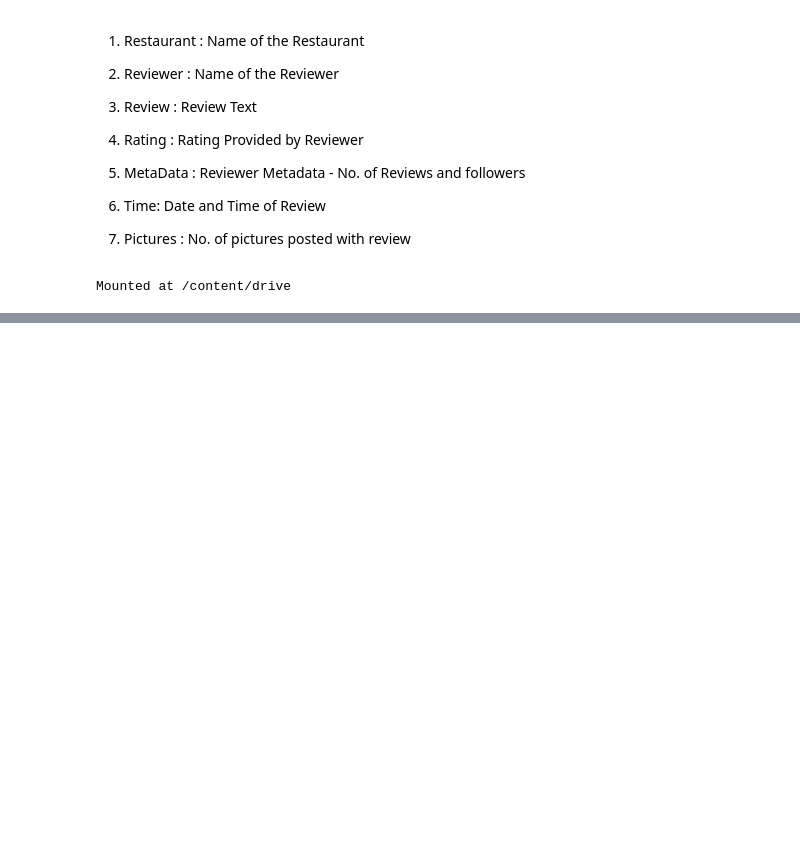
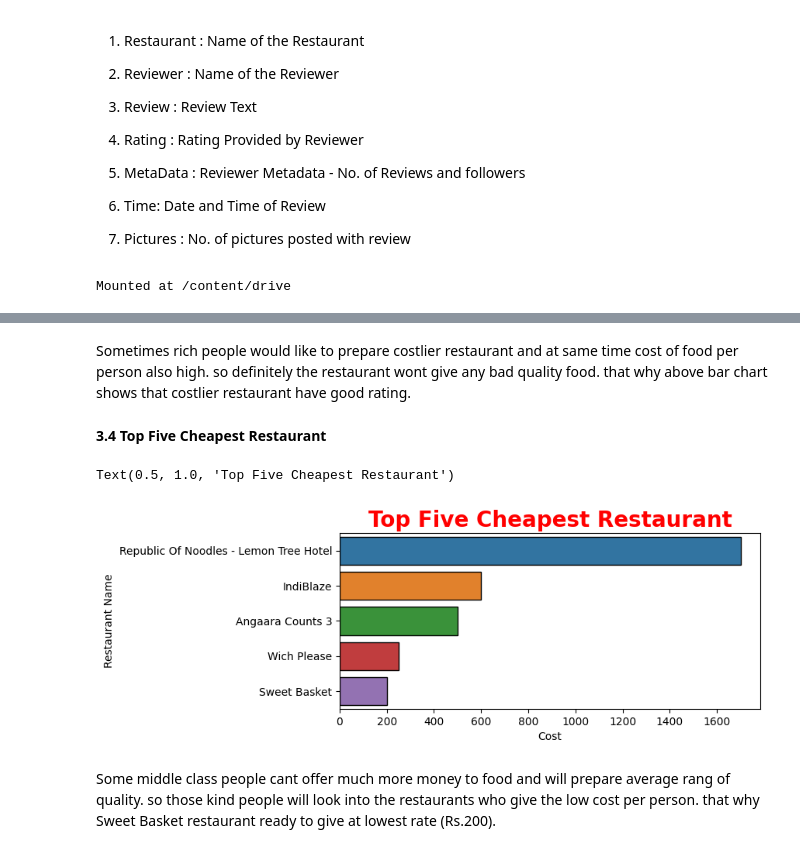
Before and after one commit to rohit-1026/Zomato-Restaurant-Clustering-and-Sentiment-Analysis, a Jupyter notebook: ZOMATO_RESTAURANT_CLUSTERING_AND_SENTIMENT_ANALYSIS.ipynb, the cells around one changed output, grey strips where cells are left out. Saved outputs shown, nothing was run; the diff lists cells and outputs as text; code cells hidden in the pictures; blank space fills up the shorter version.

```diff
--- a/ZOMATO_RESTAURANT_CLUSTERING_AND_SENTIMENT_ANALYSIS.ipynb
+++ b/ZOMATO_RESTAURANT_CLUSTERING_AND_SENTIMENT_ANALYSIS.ipynb
@@ -1428,0 +718,15 @@ Here We can see that cuisines are well differentiated amongst clusters, as compa
+# %% [markdown]
+Sometimes rich people would like to prepare costlier restaurant and at same time cost of food per person also high. so definitely  the restaurant wont give any bad quality food. that why above bar chart shows that costlier restaurant have good rating.
+# %% [markdown]
+**3.4 Top Five Cheapest Restaurant**
+# %%
+#top cheapest restaurant in hydrabad
+plt.figure(figsize=(7,3))
+cheap_restaurant=top_restaurants[-5:].sort_values(by='Cost',ascending=False,ignore_index=True)
+sns.barplot(y='Restaurant Name',x='Cost', data=cheap_restaurant, edgecolor='black')
+plt.title("Top Five Cheapest Restaurant",color='r',fontsize=20,fontweight="bold")
+# %% [output]
+Text(0.5, 1.0, 'Top Five Cheapest Restaurant')
+[figure, added]
+# %% [markdown]
+Some middle class people cant offer much more money to food and will prepare average rang of quality. so those kind people will look into the restaurants who give the low cost per person. that why Sweet Basket restaurant ready to give at lowest rate (Rs.200).
```
Also changed, not shown: parts of 377 cells of this notebook.
